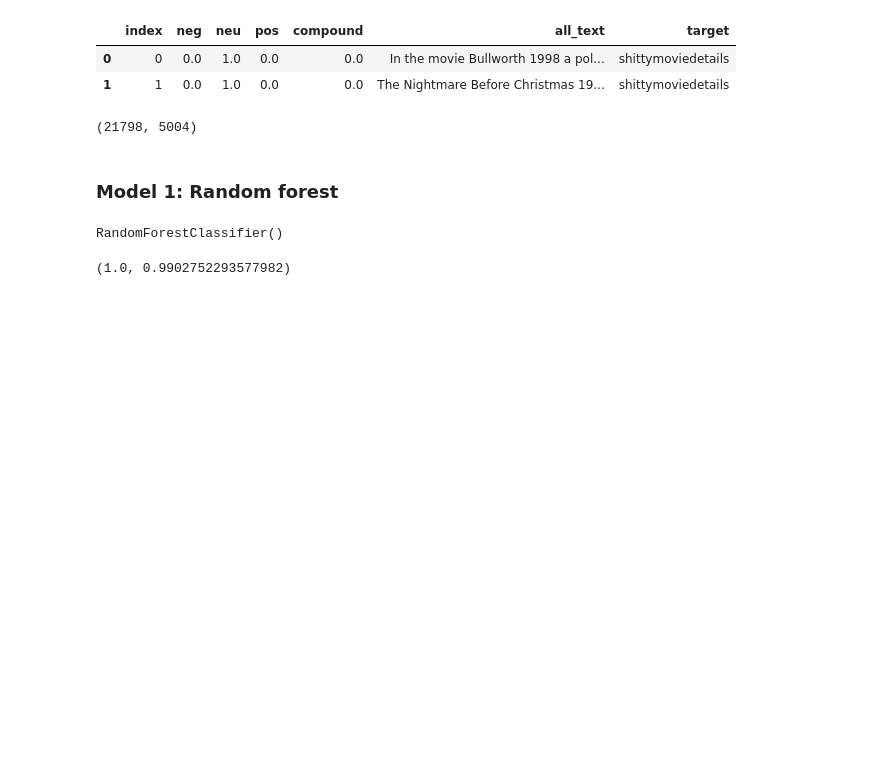
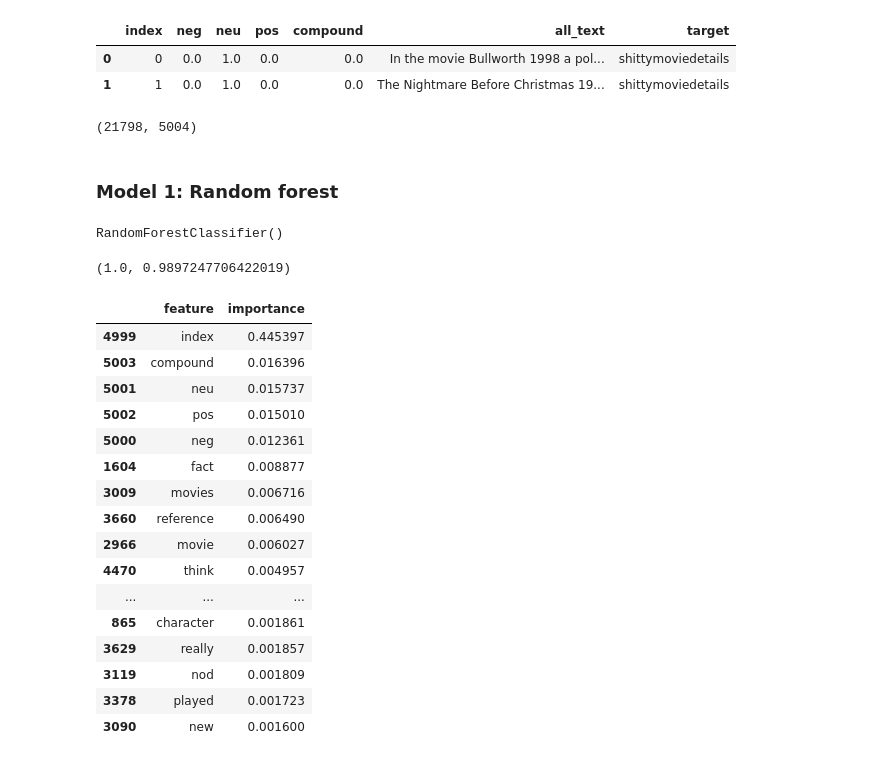
Before and after one commit to cotica/reddit_classifier, a Jupyter notebook: code/Project-3-Scraping-Subreddits-EDA.ipynb, the cells around one changed output. Saved outputs shown, nothing was run; the diff lists cells and outputs as text; code cells hidden in the pictures; blank space fills up the shorter version.

```diff
--- a/code/Project-3-Scraping-Subreddits-EDA.ipynb
+++ b/code/Project-3-Scraping-Subreddits-EDA.ipynb
@@ -839,8 +839,11 @@ cvec_modeling = CountVectorizer(
 cvec_df = cvec_modeling.fit_transform(sentiment_df['all_text'])
 cvec_df=pd.DataFrame(cvec_df.todense(), columns = cvec_modeling.get_feature_names())
 features=pd.concat([cvec_df, sentiment_df],axis=1)
-X = features.drop(columns = ['target', 'all_text']) #been vectorized
-y = sentiment_df['target']
+X = features.drop(
+    columns = ['target', 'all_text']) #been vectorized
+feature_names = X.columns
+X = np.array(X)
+y = np.array(sentiment_df['target'])
 # %%
 #expecting ~5k features
 X.shape
@@ -862,4 +865,26 @@ RandomForestClassifier()
 #score
 forest.score(X_train, y_train), forest.score(X_test, y_test)
 # %% [output]
-(1.0, 0.9902752293577982)
+(1.0, 0.9897247706422019)
+# %%
+feature_importances = pd.DataFrame(zip(
+    feature_names, forest.feature_importances_), columns = ['feature','importance'])
+feature_importances.sort_values(by = 'importance', ascending = False).head(30)
+# %% [output]
+|  | feature | importance |
+| 4999 | index | 0.445397 |
+| 5003 | compound | 0.016396 |
+| 5001 | neu | 0.015737 |
+| 5002 | pos | 0.015010 |
+| 5000 | neg | 0.012361 |
+| 1604 | fact | 0.008877 |
+| 3009 | movies | 0.006716 |
+| 3660 | reference | 0.006490 |
+| 2966 | movie | 0.006027 |
+| 4470 | think | 0.004957 |
+| ... | ... | ... |
+| 865 | character | 0.001861 |
+| 3629 | really | 0.001857 |
+| 3119 | nod | 0.001809 |
+| 3378 | played | 0.001723 |
+| 3090 | new | 0.001600 |
```
